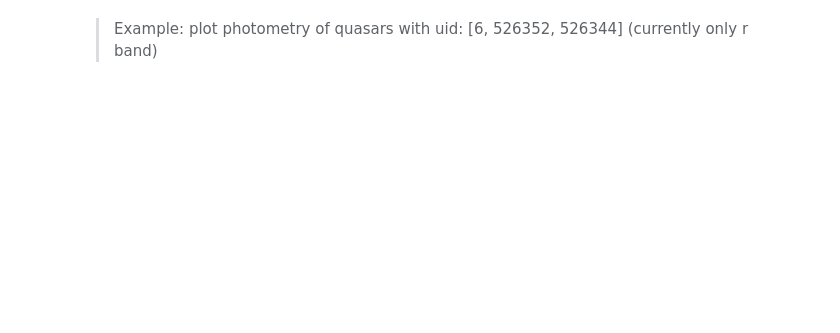
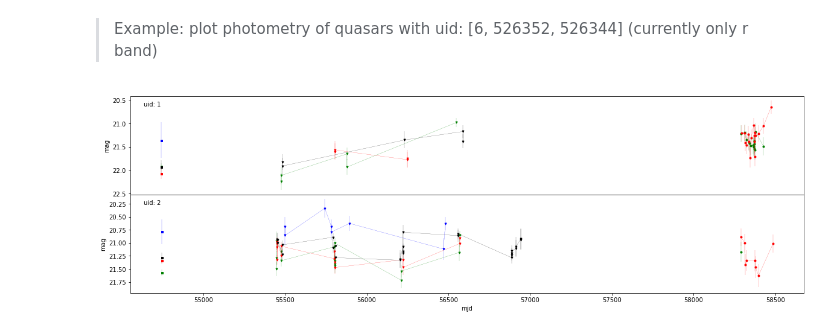
Before and after one commit to harry-rendell/quirky_quasars, a Jupyter notebook: analysis.ipynb, the cells around one changed output. Drawn from its saved outputs; the diff is of its cells as text; code cells hidden in the pictures; blank space fills up the shorter version.

```diff
--- a/analysis.ipynb
+++ b/analysis.ipynb
@@ -16,12 +22,11 @@ def reader(n_subarray):
 # %%
 obj = 'qsos'
 ID  = 'uid'
-band = 'r'
 
 # Here we load the analysis class. This has various attibutes and methods outlined in /funcs/analysis.py
 # Examples:
 # Photometry is in dr.df
 # Grouped statistics is in dr.grouped
 # DR12 VAC properties are in dr.properties
-dr = analysis(band, ID)
+dr = analysis(obj, ID)
 # %%
@@ -68,0 +66,2 @@ FileNotFoundError: [Errno 2] No such file or directory: '/disk1/hrb/python/data/
+# %%
+dr.load_vac()
@@ -80,0 +98,4 @@ dr.plot_series_bokeh([6,526352,526344])
+# %%
+fig, ax = dr.plot_series([1,2])
+# %% [output]
+[figure, added]
```
Also changed, not shown: parts of 15 cells of this notebook, 19 other files.
